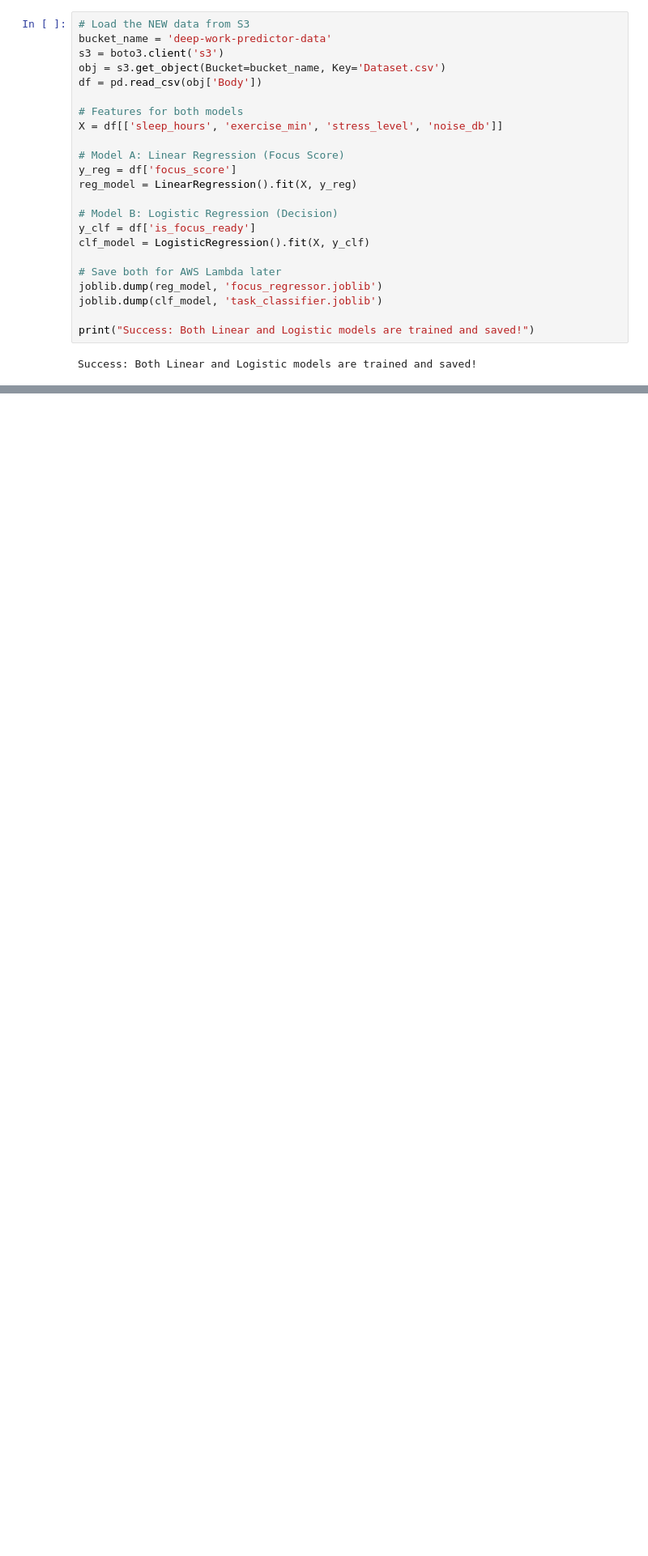
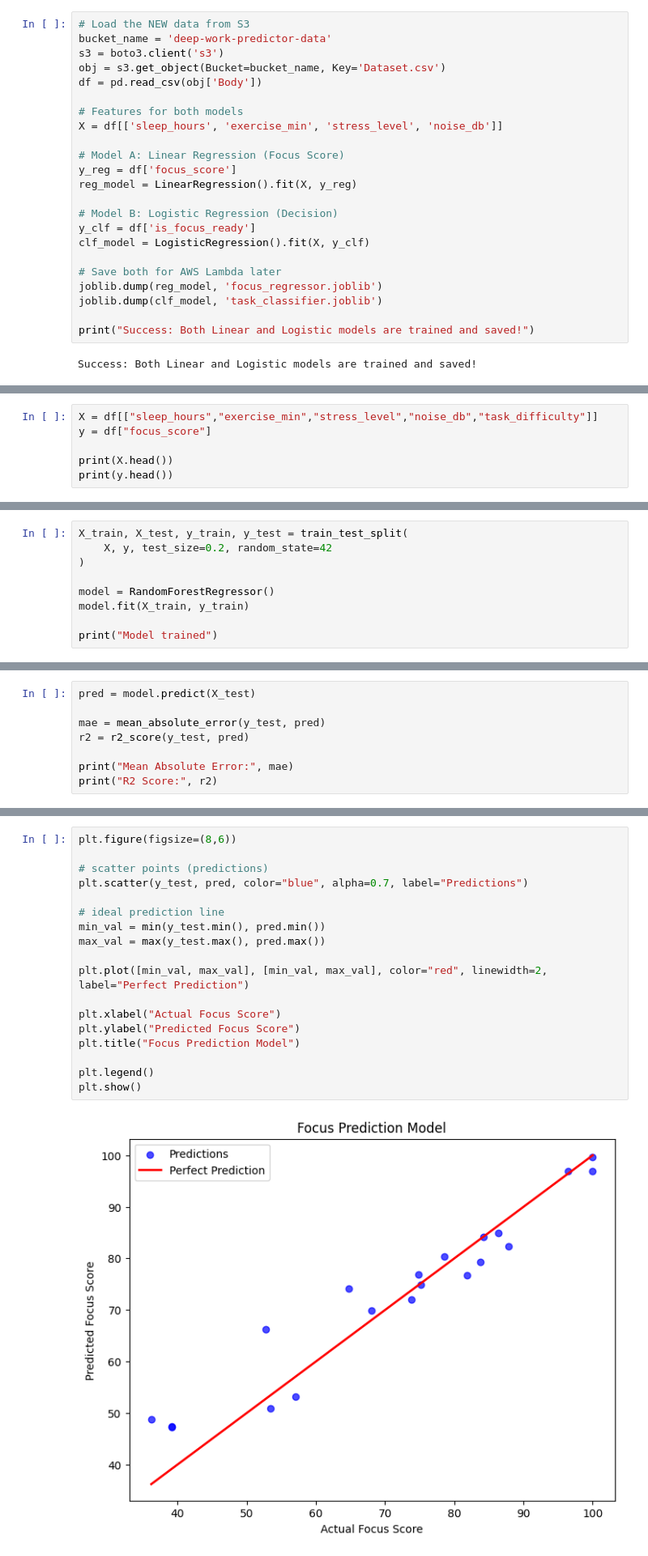
Before and after one commit to IshaanMogs/Deep-Work-Predictor, a Jupyter notebook: ml-models/models.ipynb, the cells around one changed output, grey strips where cells are left out. Shown at 81% size. Drawn from its saved outputs; the diff is of its cells as text; blank space fills up the shorter version.

Commit message:
source code added for model training

```diff
--- a/ml-models/models.ipynb
+++ b/ml-models/models.ipynb
@@ -31,0 +66,6 @@ Success: Both Linear and Logistic models are trained and saved!
+# %%
+X = df[["sleep_hours","exercise_min","stress_level","noise_db","task_difficulty"]]
+y = df["focus_score"]
+
+print(X.head())
+print(y.head())
@@ -31,0 +85,9 @@ Success: Both Linear and Logistic models are trained and saved!
+# %%
+X_train, X_test, y_train, y_test = train_test_split(
+    X, y, test_size=0.2, random_state=42
+)
+
+model = RandomForestRegressor()
+model.fit(X_train, y_train)
+
+print("Model trained")
@@ -31,0 +104,8 @@ Success: Both Linear and Logistic models are trained and saved!
+# %%
+pred = model.predict(X_test)
+
+mae = mean_absolute_error(y_test, pred)
+r2 = r2_score(y_test, pred)
+
+print("Mean Absolute Error:", mae)
+print("R2 Score:", r2)
@@ -31,0 +115,20 @@ Success: Both Linear and Logistic models are trained and saved!
+# %%
+plt.figure(figsize=(8,6))
+
+# scatter points (predictions)
+plt.scatter(y_test, pred, color="blue", alpha=0.7, label="Predictions")
+
+# ideal prediction line
+min_val = min(y_test.min(), pred.min())
+max_val = max(y_test.max(), pred.max())
+
+plt.plot([min_val, max_val], [min_val, max_val], color="red", linewidth=2, label="Perfect Prediction")
+
+plt.xlabel("Actual Focus Score")
+plt.ylabel("Predicted Focus Score")
+plt.title("Focus Prediction Model")
+
+plt.legend()
+plt.show()
+# %% [output]
+[figure, added]
```
Also changed, not shown: parts of 6 cells of this notebook.
